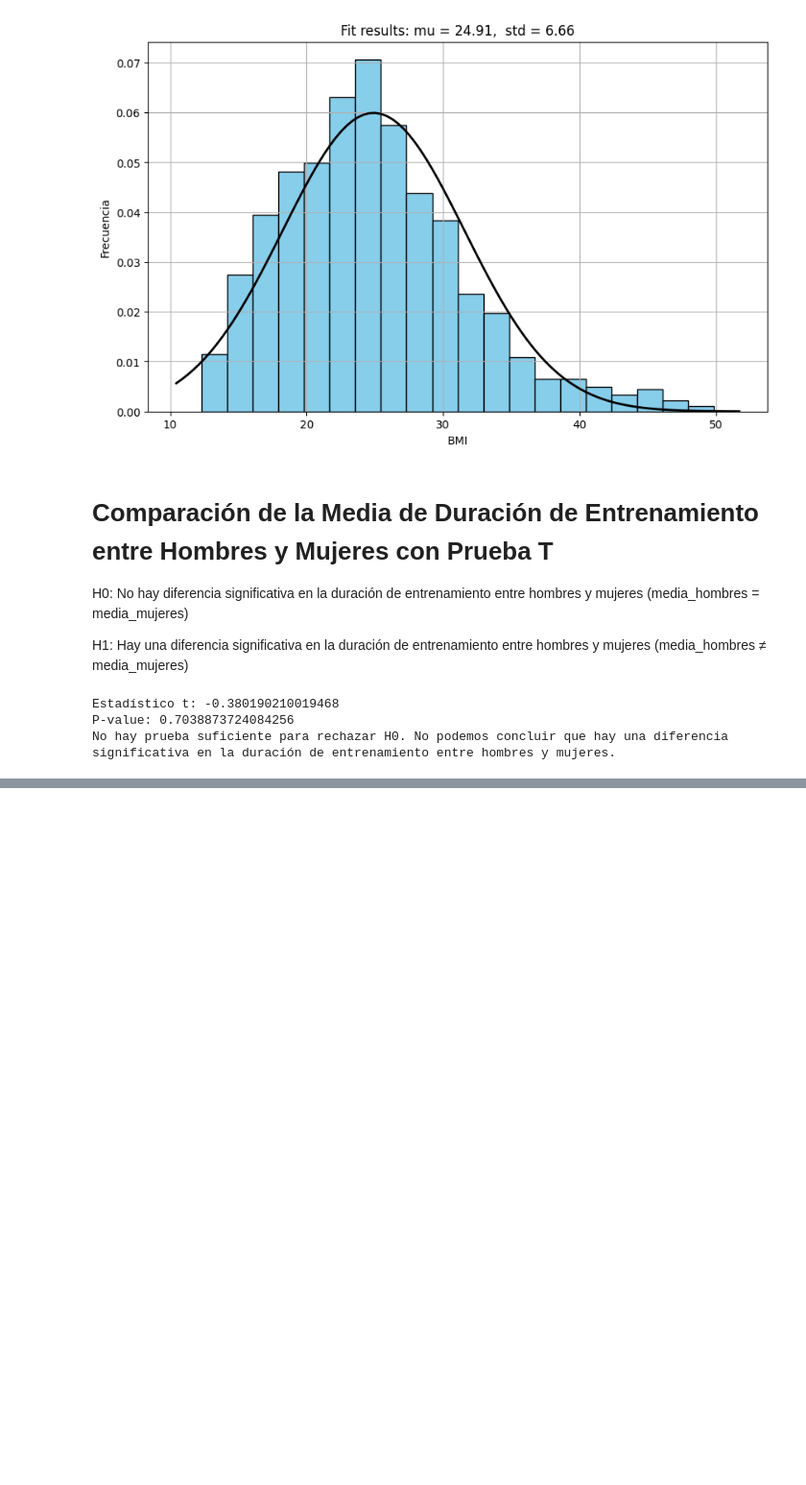
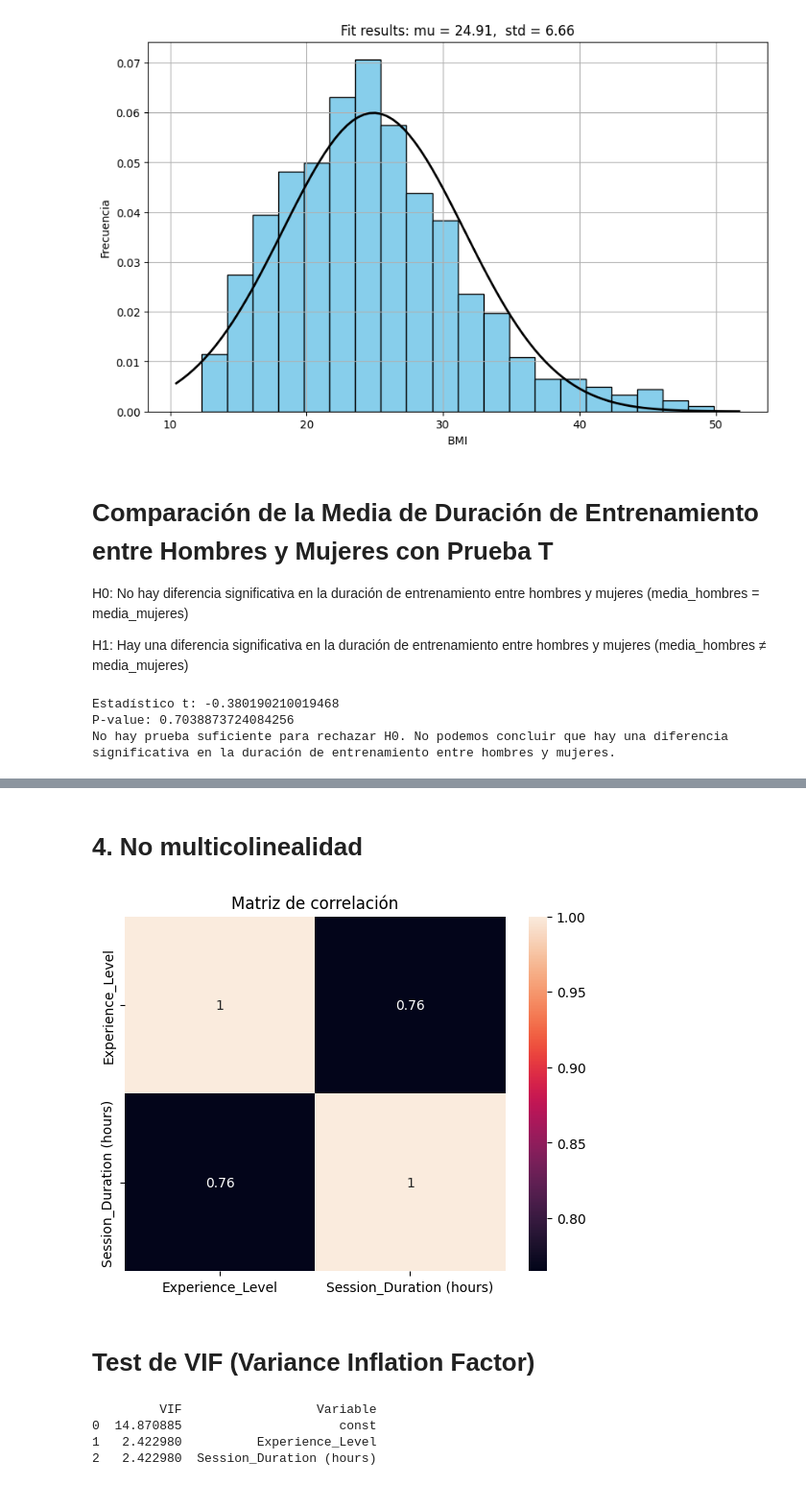
Before and after one commit to Ghavvvo/Proyecto-Final-de-Estadistica, a Jupyter notebook: Proyecto.ipynb, the cells around one changed output, grey strips where cells are left out. Shown at 96% size. Drawn from its saved outputs; the diff is of its cells as text; code cells hidden in the pictures; blank space fills up the shorter version.

```diff
--- a/Proyecto.ipynb
+++ b/Proyecto.ipynb
@@ -712,0 +802,21 @@ No hay prueba suficiente para rechazar H0. No podemos concluir que hay una difer
+# %% [markdown]
+# 4. No multicolinealidad
+# %%
+correlation_matrix = X.corr()
+sns.heatmap(correlation_matrix, annot=True)
+plt.title('Matriz de correlación')
+plt.show()
+# %% [output]
+[figure, added]
+# %% [markdown]
+# Test de VIF (Variance Inflation Factor)
+# %%
+vif = pd.DataFrame()
+vif["VIF"] = [variance_inflation_factor(X_train_sm.values, i) for i in range(X_train_sm.shape[1])]
+vif["Variable"] = X_train_sm.columns
+print(vif)
+# %% [output]
+         VIF                  Variable
+0  14.870885                     const
+1   2.422980          Experience_Level
+2   2.422980  Session_Duration (hours)
```
Also changed, not shown: parts of 10 cells of this notebook.
